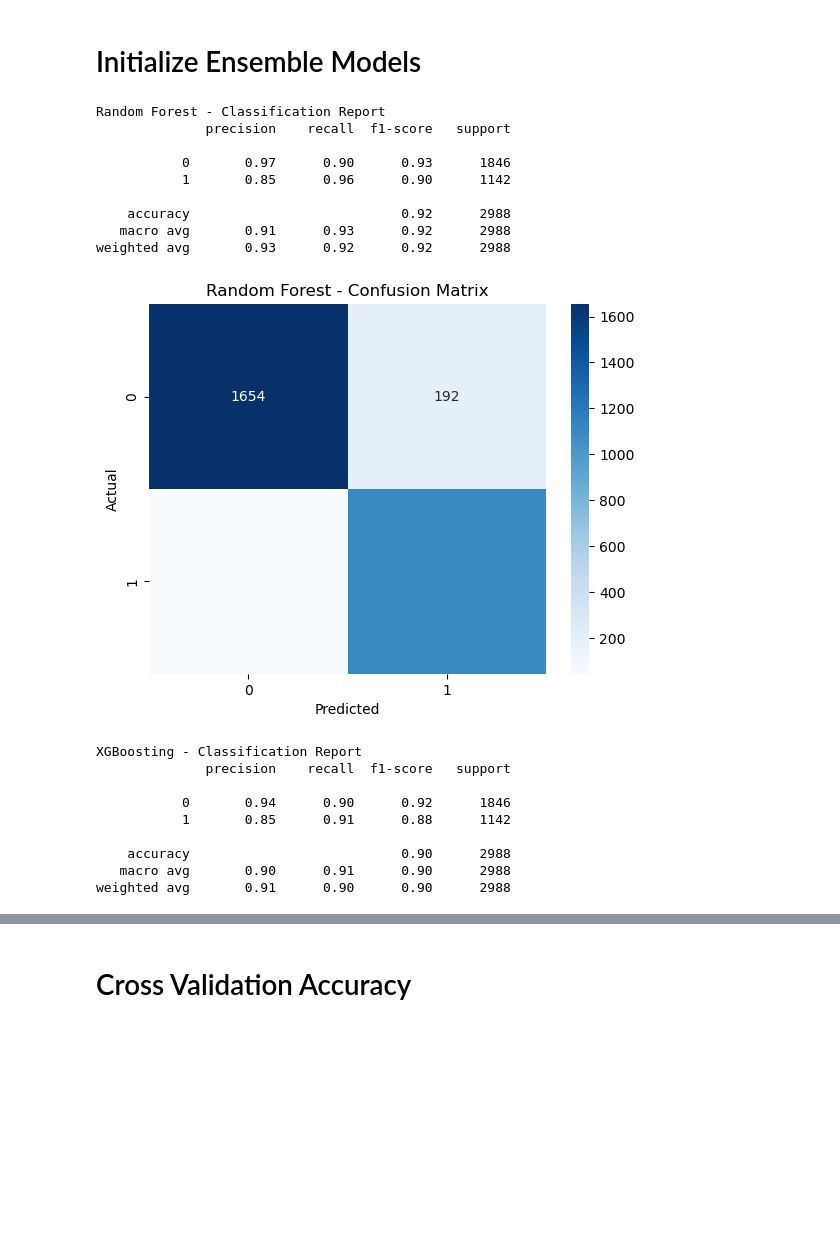
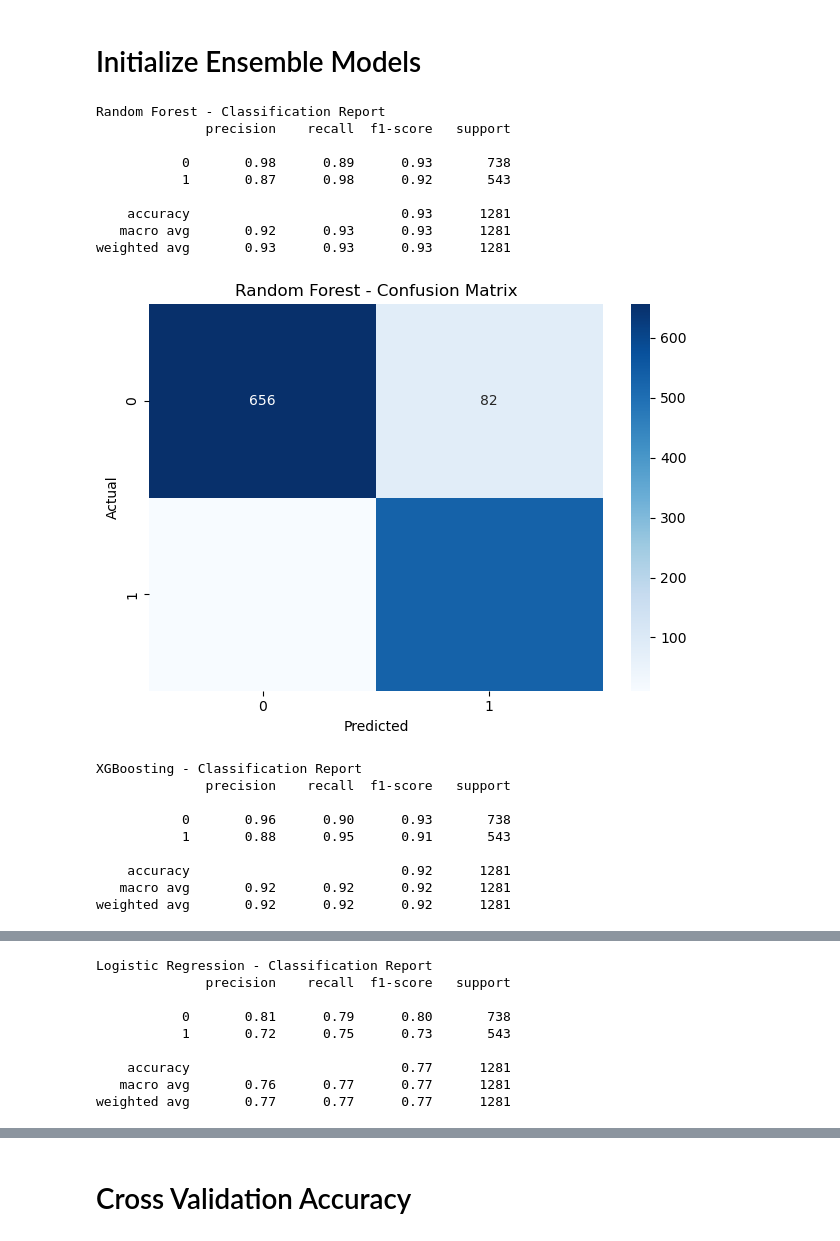
Before and after one commit to dverma0103/Loan_Default_Prediction, a Jupyter notebook: notebooks/03_Modeling.ipynb, the cells around one changed output, grey strips where cells are left out. Drawn from its saved outputs; the diff is of its cells as text; code cells hidden in the pictures; blank space fills up the shorter version.

```diff
--- a/notebooks/03_Modeling.ipynb
+++ b/notebooks/03_Modeling.ipynb
@@ -29,48 +32,54 @@ y = data["loan_status"]
 # %% [markdown]
 # Train and Ensemble Models
 # %%
-x_train, x_test, y_train, y_test = train_test_split(x, y, test_size = 0.3, random_state = 42)
+x_train, x_test, y_train, y_test = train_test_split(x, y, test_size = 0.3, stratify=y, random_state = 42)
+# %%
+scaler = MinMaxScaler()
+x_train_scaled = scaler.fit_transform(x_train)
+x_test_scaled = scaler.transform(x_test)
 # %% [markdown]
 # Initialize Ensemble Models
 # %%
 models = {
     'Random Forest': RandomForestClassifier(n_estimators=100, random_state=42),
-    'XGBoosting': XGBClassifier(n_estimators=100, random_state=42)
+    'XGBoosting': XGBClassifier(n_estimators=100, random_state=42),
+    'Logistic Regression': LogisticRegression()
 }
 # %%
 for name, model in models.items():
-    model.fit(x_test, y_test)
-    preds = model.predict(x_train)
+    model.fit(x_train_scaled, y_train)
+    preds = model.predict(x_test_scaled)
 
     # Print performance metrics
     print(f"\n{name} - Classification Report")
-    print(classification_report(y_train, preds))
+    print(classification_report(y_test, preds))
 
     # Plot confusion matrix
-    cm = confusion_matrix(y_train, preds)
+    cm = confusion_matrix(y_test, preds)
     sns.heatmap(cm, annot=True, fmt='d', cmap='Blues')
     plt.title(f'{name} - Confusion Matrix')
     plt.xlabel('Predicted')
     plt.ylabel('Actual')
+    plt.tight_layout()
     plt.savefig(f"C:/Users/Deepak Verma/OneDrive/Documents/Loan_Default_Prediction/outputs/figures/{name}-Confusion_Matrix.png")
     plt.show()
 # %% [output]
 Random Forest - Classification Report
               precision    recall  f1-score   support
 
-           0       0.97      0.90      0.93      1846
-           1       0.85      0.96      0.90      1142
+           0       0.98      0.89      0.93       738
+           1       0.87      0.98      0.92       543
 
-    accuracy                           0.92      2988
-   macro avg       0.91      0.93      0.92      2988
-weighted avg       0.93      0.92      0.92      2988
+    accuracy                           0.93      1281
+   macro avg       0.92      0.93      0.93      1281
+weighted avg       0.93      0.93      0.93      1281
-[figure, old version]
+[figure, new version]
 XGBoosting - Classification Report
               precision    recall  f1-score   support
 
-           0       0.94      0.90      0.92      1846
-           1       0.85      0.91      0.88      1142
+           0       0.96      0.90      0.93       738
+           1       0.88      0.95      0.91       543
 
-    accuracy                           0.90      2988
-   macro avg       0.90      0.91      0.90      2988
-weighted avg       0.91      0.90      0.90      2988
+    accuracy                           0.92      1281
+   macro avg       0.92      0.92      0.92      1281
+weighted avg       0.92      0.92      0.92      1281
@@ -77,0 +87,9 @@ weighted avg       0.91      0.90      0.90      2988
+Logistic Regression - Classification Report
+              precision    recall  f1-score   support
+
+           0       0.81      0.79      0.80       738
+           1       0.72      0.75      0.73       543
+
+    accuracy                           0.77      1281
+   macro avg       0.76      0.77      0.77      1281
+weighted avg       0.77      0.77      0.77      1281
```
Also changed, not shown: parts of 7 cells of this notebook, 4 other files.
